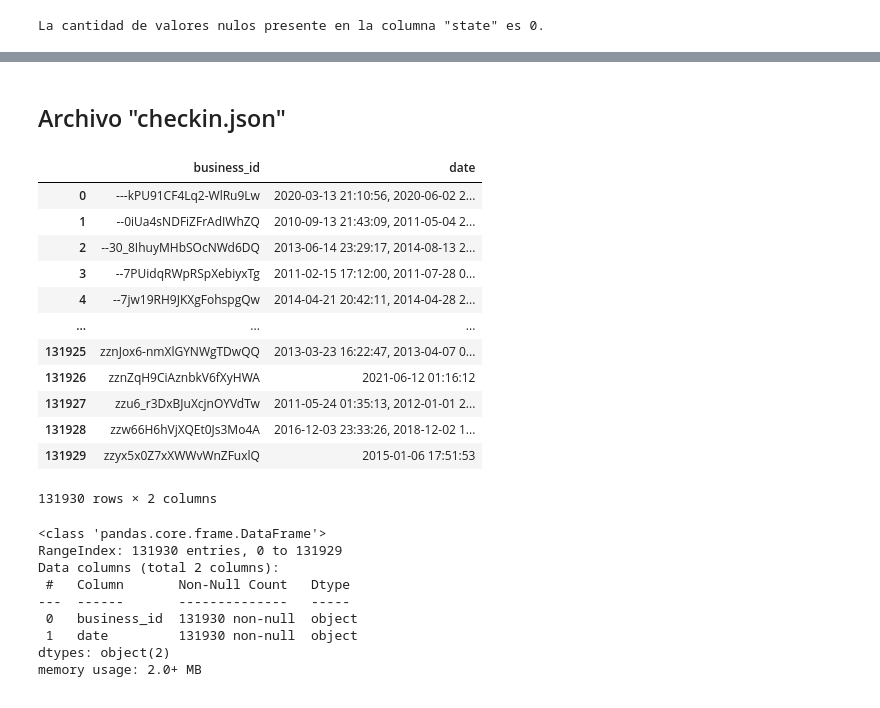
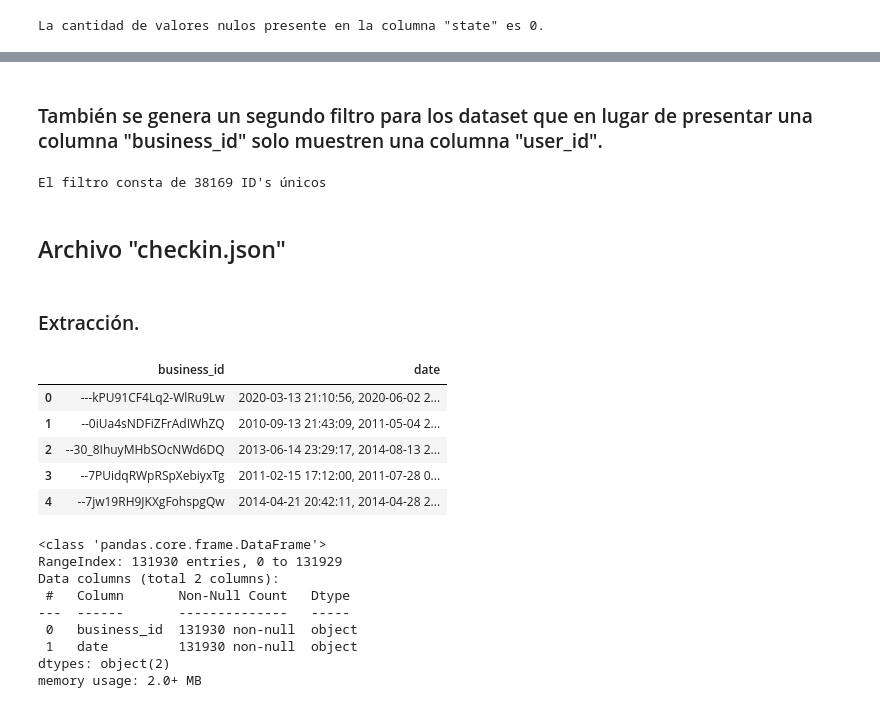
Before and after one commit to Agusherbo/ProyectoG4-Google_Yelp, a Jupyter notebook: Notebooks/ETL-Yelp.ipynb, the cells around one changed output, grey strips where cells are left out. Drawn from its saved outputs; the diff is of its cells as text; code cells hidden in the pictures.

```diff
--- a/Notebooks/ETL-Yelp.ipynb
+++ b/Notebooks/ETL-Yelp.ipynb
@@ -189,5 +637,15 @@ business_ids = df_restaurants['business_id']
+# %% [markdown]
+### También se genera un segundo filtro para los dataset que en lugar de presentar una columna "business_id" solo muestren una columna "user_id".
+# %%
+# Se genera el filtro buisness_ids para continuar con la reducción de los dataframes.
+user_ids = df_review_final['user_id'].unique()
+print(f"El filtro consta de {len(user_ids)} ID's únicos")
+# %% [output]
+El filtro consta de 38169 ID's únicos
 # %% [markdown]
 ## Archivo "checkin.json"
+# %% [markdown]
+### Extracción.
 # %%
 checkin = []
 
@@ -198,21 +656,14 @@ with open(path_checkin, 'r') as archivo:
         checkin.append(data)
 # %%
 df_checkin = pd.DataFrame(checkin)
-df_checkin
+df_checkin.head()
 # %% [output]
 |  | business_id | date |
 | 0 | ---kPU91CF4Lq2-WlRu9Lw | 2020-03-13 21:10:56, 2020-06-02 2... |
 | 1 | --0iUa4sNDFiZFrAdIWhZQ | 2010-09-13 21:43:09, 2011-05-04 2... |
 | 2 | --30_8IhuyMHbSOcNWd6DQ | 2013-06-14 23:29:17, 2014-08-13 2... |
 | 3 | --7PUidqRWpRSpXebiyxTg | 2011-02-15 17:12:00, 2011-07-28 0... |
 | 4 | --7jw19RH9JKXgFohspgQw | 2014-04-21 20:42:11, 2014-04-28 2... |
-| ... | ... | ... |
-| 131925 | zznJox6-nmXlGYNWgTDwQQ | 2013-03-23 16:22:47, 2013-04-07 0... |
-| 131926 | zznZqH9CiAznbkV6fXyHWA | 2021-06-12 01:16:12 |
-| 131927 | zzu6_r3DxBJuXcjnOYVdTw | 2011-05-24 01:35:13, 2012-01-01 2... |
-| 131928 | zzw66H6hVjXQEt0Js3Mo4A | 2016-12-03 23:33:26, 2018-12-02 1... |
-| 131929 | zzyx5x0Z7xXWWvWnZFuxlQ | 2015-01-06 17:51:53 |
-131930 rows × 2 columns
 # %%
 df_checkin.info()
 # %% [output]
```
Also changed, not shown: parts of 118 cells of this notebook.
